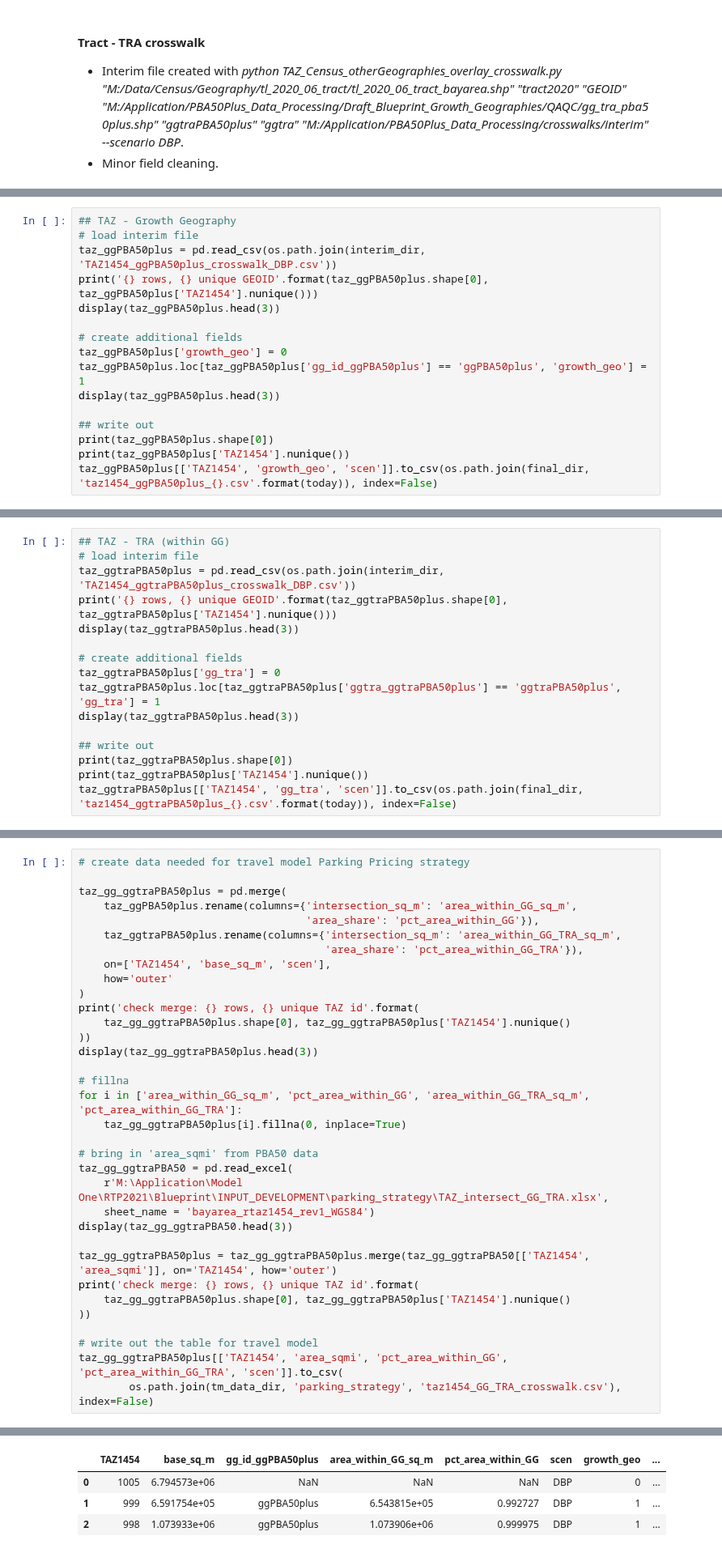
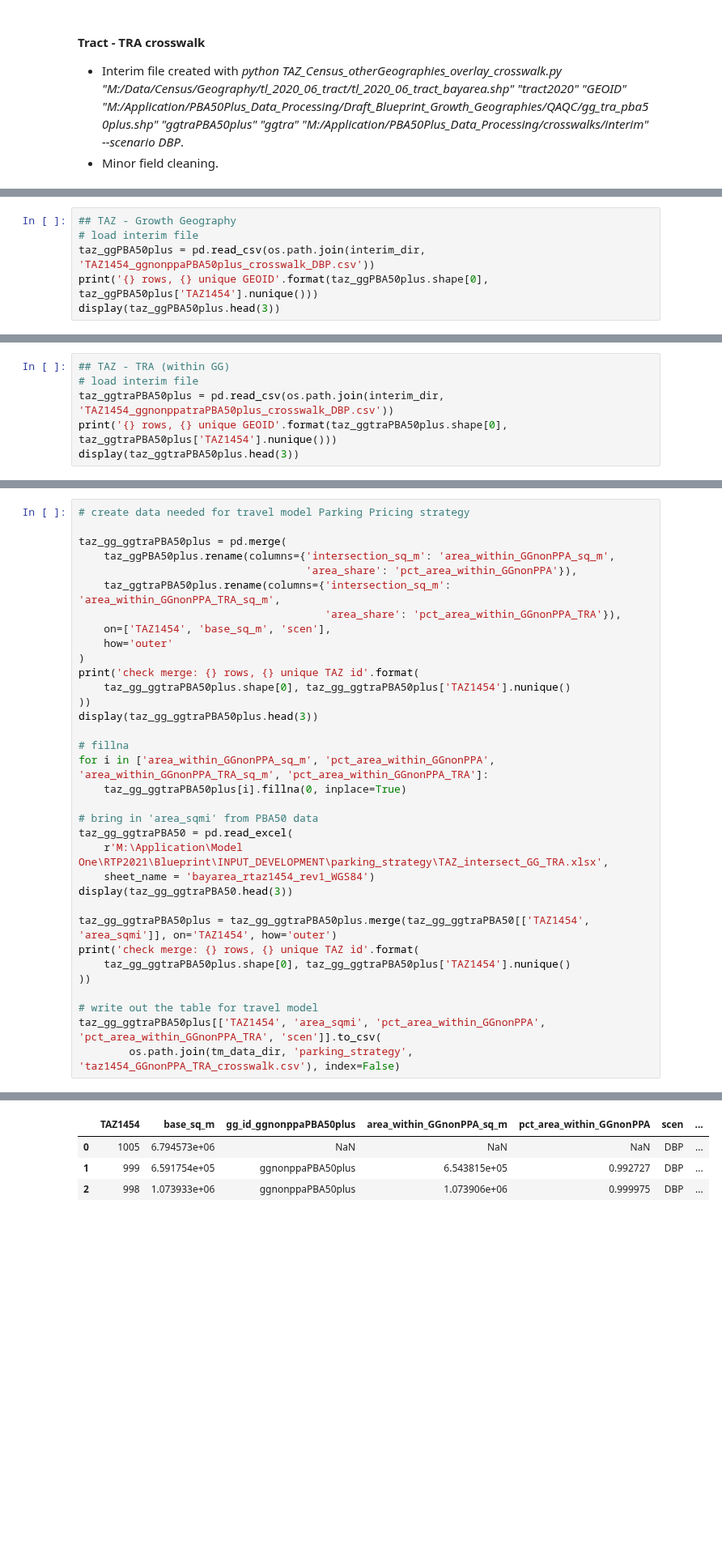
Before and after one commit to BayAreaMetro/travel-model-one, a Jupyter notebook: utilities/taz-data-builder/build_TAZ1454_TRACT20_crosswalks.ipynb, the cells around one changed output, grey strips where cells are left out. Shown at 81% size. Saved outputs shown, nothing was run; the diff lists cells and outputs as text; blank space fills up the shorter version.

```diff
--- a/utilities/taz-data-builder/build_TAZ1454_TRACT20_crosswalks.ipynb
+++ b/utilities/taz-data-builder/build_TAZ1454_TRACT20_crosswalks.ipynb
@@ -248,18 +250,8 @@ tract20_ggtraPBA50plus[['GEOID', 'gg_tra', 'scen']].to_csv(os.path.join(final_di
 # %%
 ## TAZ - Growth Geography
 # load interim file
-taz_ggPBA50plus = pd.read_csv(os.path.join(interim_dir, 'TAZ1454_ggPBA50plus_crosswalk_DBP.csv'))
+taz_ggPBA50plus = pd.read_csv(os.path.join(interim_dir, 'TAZ1454_ggnonppaPBA50plus_crosswalk_DBP.csv'))
 print('{} rows, {} unique GEOID'.format(taz_ggPBA50plus.shape[0], taz_ggPBA50plus['TAZ1454'].nunique()))
 display(taz_ggPBA50plus.head(3))
-
-# create additional fields
-taz_ggPBA50plus['growth_geo'] = 0
-taz_ggPBA50plus.loc[taz_ggPBA50plus['gg_id_ggPBA50plus'] == 'ggPBA50plus', 'growth_geo'] = 1
-display(taz_ggPBA50plus.head(3))
-
-## write out
-print(taz_ggPBA50plus.shape[0])
-print(taz_ggPBA50plus['TAZ1454'].nunique())
-taz_ggPBA50plus[['TAZ1454', 'growth_geo', 'scen']].to_csv(os.path.join(final_dir, 'taz1454_ggPBA50plus_{}.csv'.format(today)), index=False)
 # %% [output]
 1454 rows, 1454 unique GEOID
@@ -276,18 +262,8 @@ taz_ggPBA50plus[['TAZ1454', 'growth_geo', 'scen']].to_csv(os.path.join(final_dir
 # %%
 ## TAZ - TRA (within GG)
 # load interim file
-taz_ggtraPBA50plus = pd.read_csv(os.path.join(interim_dir, 'TAZ1454_ggtraPBA50plus_crosswalk_DBP.csv'))
+taz_ggtraPBA50plus = pd.read_csv(os.path.join(interim_dir, 'TAZ1454_ggnonppatraPBA50plus_crosswalk_DBP.csv'))
 print('{} rows, {} unique GEOID'.format(taz_ggtraPBA50plus.shape[0], taz_ggtraPBA50plus['TAZ1454'].nunique()))
 display(taz_ggtraPBA50plus.head(3))
-
-# create additional fields
-taz_ggtraPBA50plus['gg_tra'] = 0
-taz_ggtraPBA50plus.loc[taz_ggtraPBA50plus['ggtra_ggtraPBA50plus'] == 'ggtraPBA50plus', 'gg_tra'] = 1
-display(taz_ggtraPBA50plus.head(3))
-
-## write out
-print(taz_ggtraPBA50plus.shape[0])
-print(taz_ggtraPBA50plus['TAZ1454'].nunique())
-taz_ggtraPBA50plus[['TAZ1454', 'gg_tra', 'scen']].to_csv(os.path.join(final_dir, 'taz1454_ggtraPBA50plus_{}.csv'.format(today)), index=False)
 # %% [output]
 1454 rows, 1454 unique GEOID
@@ -304,43 +274,43 @@ taz_ggtraPBA50plus[['TAZ1454', 'gg_tra', 'scen']].to_csv(os.path.join(final_dir,
 # %%
 # create data needed for travel model Parking Pricing strategy
 
 taz_gg_ggtraPBA50plus = pd.merge(
-    taz_ggPBA50plus.rename(columns={'intersection_sq_m': 'area_within_GG_sq_m',
-                                    'area_share': 'pct_area_within_GG'}),
-    taz_ggtraPBA50plus.rename(columns={'intersection_sq_m': 'area_within_GG_TRA_sq_m',
-                                       'area_share': 'pct_area_within_GG_TRA'}),
+    taz_ggPBA50plus.rename(columns={'intersection_sq_m': 'area_within_GGnonPPA_sq_m',
+                                    'area_share': 'pct_area_within_GGnonPPA'}),
+    taz_ggtraPBA50plus.rename(columns={'intersection_sq_m': 'area_within_GGnonPPA_TRA_sq_m',
+                                       'area_share': 'pct_area_within_GGnonPPA_TRA'}),
     on=['TAZ1454', 'base_sq_m', 'scen'],
     how='outer'
 )
 print('check merge: {} rows, {} unique TAZ id'.format(
     taz_gg_ggtraPBA50plus.shape[0], taz_gg_ggtraPBA50plus['TAZ1454'].nunique()
 ))
 display(taz_gg_ggtraPBA50plus.head(3))
 
 # fillna
-for i in ['area_within_GG_sq_m', 'pct_area_within_GG', 'area_within_GG_TRA_sq_m', 'pct_area_within_GG_TRA']:
+for i in ['area_within_GGnonPPA_sq_m', 'pct_area_within_GGnonPPA', 'area_within_GGnonPPA_TRA_sq_m', 'pct_area_within_GGnonPPA_TRA']:
     taz_gg_ggtraPBA50plus[i].fillna(0, inplace=True)
 
 # bring in 'area_sqmi' from PBA50 data
 taz_gg_ggtraPBA50 = pd.read_excel(
     r'M:\Application\Model One\RTP2021\Blueprint\INPUT_DEVELOPMENT\parking_strategy\TAZ_intersect_GG_TRA.xlsx',
     sheet_name = 'bayarea_rtaz1454_rev1_WGS84')
 display(taz_gg_ggtraPBA50.head(3))
 
 taz_gg_ggtraPBA50plus = taz_gg_ggtraPBA50plus.merge(taz_gg_ggtraPBA50[['TAZ1454', 'area_sqmi']], on='TAZ1454', how='outer')
 print('check merge: {} rows, {} unique TAZ id'.format(
     taz_gg_ggtraPBA50plus.shape[0], taz_gg_ggtraPBA50plus['TAZ1454'].nunique()
 ))
 
 # write out the table for travel model
-taz_gg_ggtraPBA50plus[['TAZ1454', 'area_sqmi', 'pct_area_within_GG', 'pct_area_within_GG_TRA', 'scen']].to_csv(
-        os.path.join(tm_data_dir, 'parking_strategy', 'taz1454_GG_TRA_crosswalk.csv'), index=False)
+taz_gg_ggtraPBA50plus[['TAZ1454', 'area_sqmi', 'pct_area_within_GGnonPPA', 'pct_area_within_GGnonPPA_TRA', 'scen']].to_csv(
+        os.path.join(tm_data_dir, 'parking_strategy', 'taz1454_GGnonPPA_TRA_crosswalk.csv'), index=False)
 # %% [output]
 check merge: 1454 rows, 1454 unique TAZ id
-|  | TAZ1454 | base_sq_m | gg_id_ggPBA50plus | area_within_GG_sq_m | pct_area_within_GG | scen | growth_geo | ... |
-| 0 | 1005 | 6.794573e+06 | NaN | NaN | NaN | DBP | 0 | ... |
-| 1 | 999 | 6.591754e+05 | ggPBA50plus | 6.543815e+05 | 0.992727 | DBP | 1 | ... |
-| 2 | 998 | 1.073933e+06 | ggPBA50plus | 1.073906e+06 | 0.999975 | DBP | 1 | ... |
+|  | TAZ1454 | base_sq_m | gg_id_ggnonppaPBA50plus | area_within_GGnonPPA_sq_m | pct_area_within_GGnonPPA | scen | ... |
+| 0 | 1005 | 6.794573e+06 | NaN | NaN | NaN | DBP | ... |
+| 1 | 999 | 6.591754e+05 | ggnonppaPBA50plus | 6.543815e+05 | 0.992727 | DBP | ... |
+| 2 | 998 | 1.073933e+06 | ggnonppaPBA50plus | 1.073906e+06 | 0.999975 | DBP | ... |
 |  | TAZ1454 | area_sqmi | area_within_GG | pct_area_within_GG | area_within_GG_TRA123 | pct_area_within_GG_TRA123 |
 | 0 | 1 | 0.03169 | 0.03169 | 1.0 | 0.03169 | 1.0 |
 | 1 | 2 | 0.04862 | 0.04862 | 1.0 | 0.04862 | 1.0 |
```
Also changed, not shown: parts of 6 cells of this notebook.
